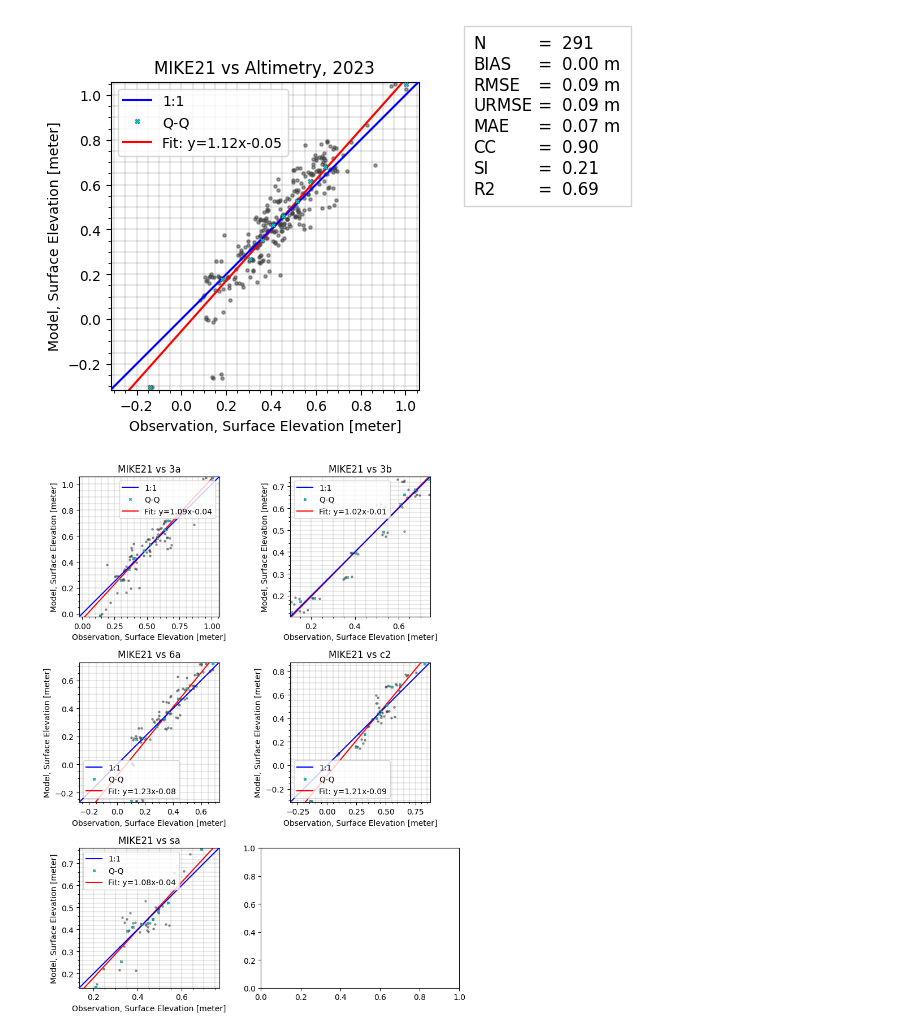
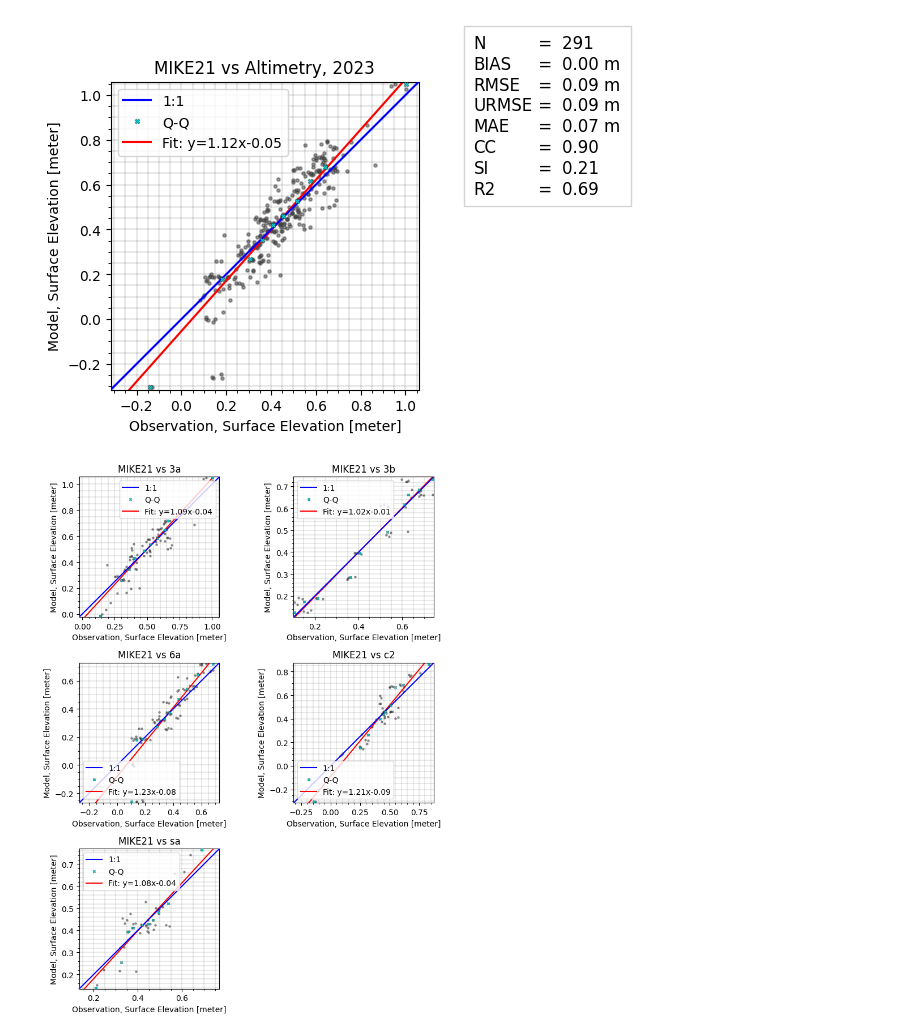
Before and after one commit to DHI/WaterBench-MIKE21HD-Oresund, a Jupyter notebook: code/model_validation_altimetry.ipynb, the cells around one changed output. Drawn from its saved outputs; the diff is of its cells as text; code cells hidden in the pictures.

Commit message:
Hide empty scatter plot

```diff
--- a/code/model_validation_altimetry.ipynb
+++ b/code/model_validation_altimetry.ipynb
@@ -60,9 +60,11 @@ plt.savefig("../figures/altimetry_comparison.png", bbox_inches="tight")
 # %%
 fig, axs = plt.subplots(-(-len(cc)//2), 2, figsize=(8,len(cc)*2))
 axs = axs.flatten()
 for i in range(len(cc)):
     cc[i].sel().plot.scatter(ax=axs[i], show_density=False)
+
+axs[5].axis("off")
 plt.tight_layout()
 plt.show()
 # %% [output]
-[figure, old version]
+[figure, new version]
```
